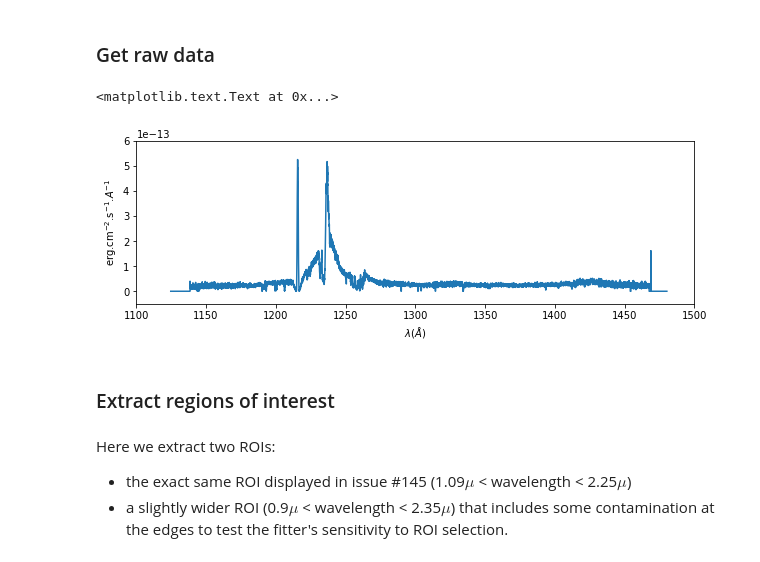
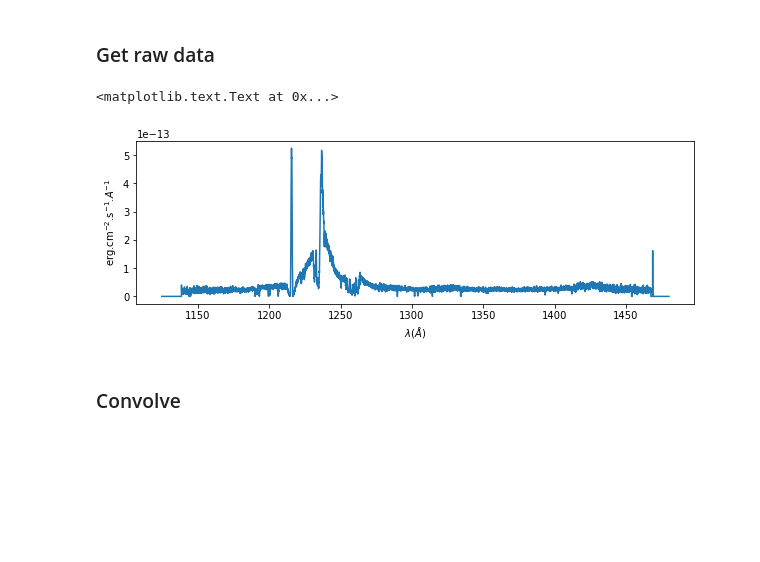
Before and after one commit to ibusko/experiments_specviz, a Jupyter notebook: experiment_feature_detection.ipynb, the cells around one changed output. Saved outputs shown, nothing was run; the diff lists cells and outputs as text; code cells hidden in the pictures; blank space fills up the shorter version.

```diff
--- a/experiment_feature_detection.ipynb
+++ b/experiment_feature_detection.ipynb
@@ -18,27 +18,20 @@ import matplotlib.pyplot as plt
 # constants for all plots
 x_label = '$\lambda$($\AA$)'
 y_label = 'erg.cm$^{-2}$.s$^{-1}$.$A^{-1}$'
-plot_axis = [1100., 1500., -0.5e-13, 6.e-13]
+SIZE = (10, 3)
 # %% [markdown]
 <h3>Get raw data</h3>
 # %%
 hdulist = fits.open('data/combined_13330_G130M_v40_bin4.fits')
 flux = hdulist[1].data['flux'][0]
 wave = hdulist[1].data['wavelength'][0]
 
-# plot flux against data point index so we can visually build a mask
-indices = np.array(list(range(len(wave))))
-plt.figure(figsize=(10, 3))
+plt.figure(figsize=SIZE)
 plt.plot(wave, flux)
-plt.axis(plot_axis)
 plt.xlabel(x_label)
 plt.ylabel(y_label)
 # %% [output]
 <matplotlib.text.Text at 0x...>
-[figure, old version]
+[figure, new version]
 # %% [markdown]
-<h3>Extract regions of interest </h3>
+<h3>Convolve </h3>
-# %% [markdown]
-Here we extract two ROIs:
- - the exact same ROI displayed in issue #145 (1.09$\mu$ < wavelength < 2.25$\mu$)
- - a slightly wider ROI (0.9$\mu$ < wavelength < 2.35$\mu$) that includes some contamination at the edges to test the fitter's sensitivity to ROI selection.
```
Also changed, not shown: parts of 8 cells of this notebook.
